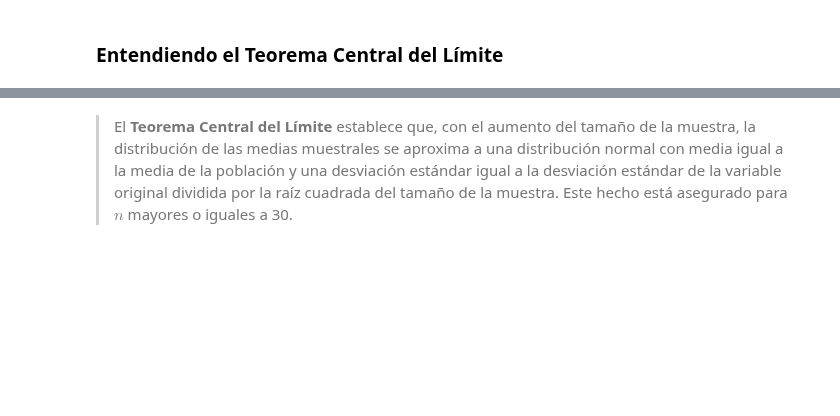
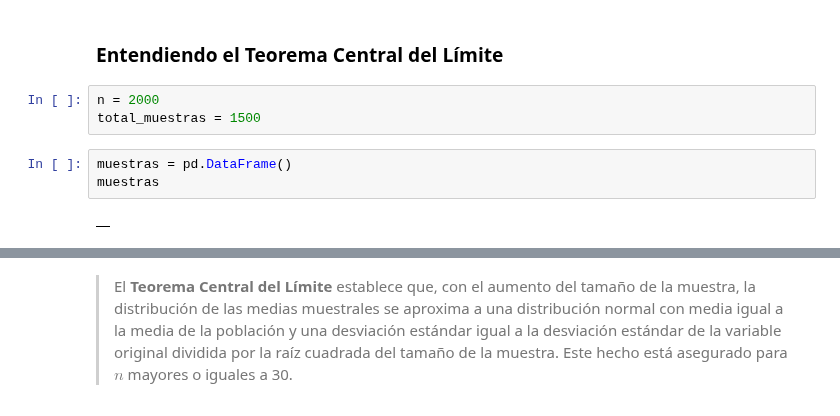
Before and after one commit to Monica-Restrepo/clases-programacion, a Jupyter notebook: Estadistica2.ipynb, the cells around one changed output, grey strips where cells are left out. Drawn from its saved outputs; the diff is of its cells as text; blank space fills up the shorter version.

```diff
--- a/Estadistica2.ipynb
+++ b/Estadistica2.ipynb
@@ -908,3 +924,11 @@ Es la forma de hacer suposiciones generalizadas sobre los parámetros de una pob
 La desviación estándar de las medias muestrales se conoce como **error estándar de la media**
 # %% [markdown]
 ### Entendiendo el Teorema Central del Límite
+# %%
+n = 2000
+total_muestras = 1500
+# %%
+muestras = pd.DataFrame()
+muestras
+# %% [output]
+|  |
```
Also changed, not shown: parts of 55 cells of this notebook.
